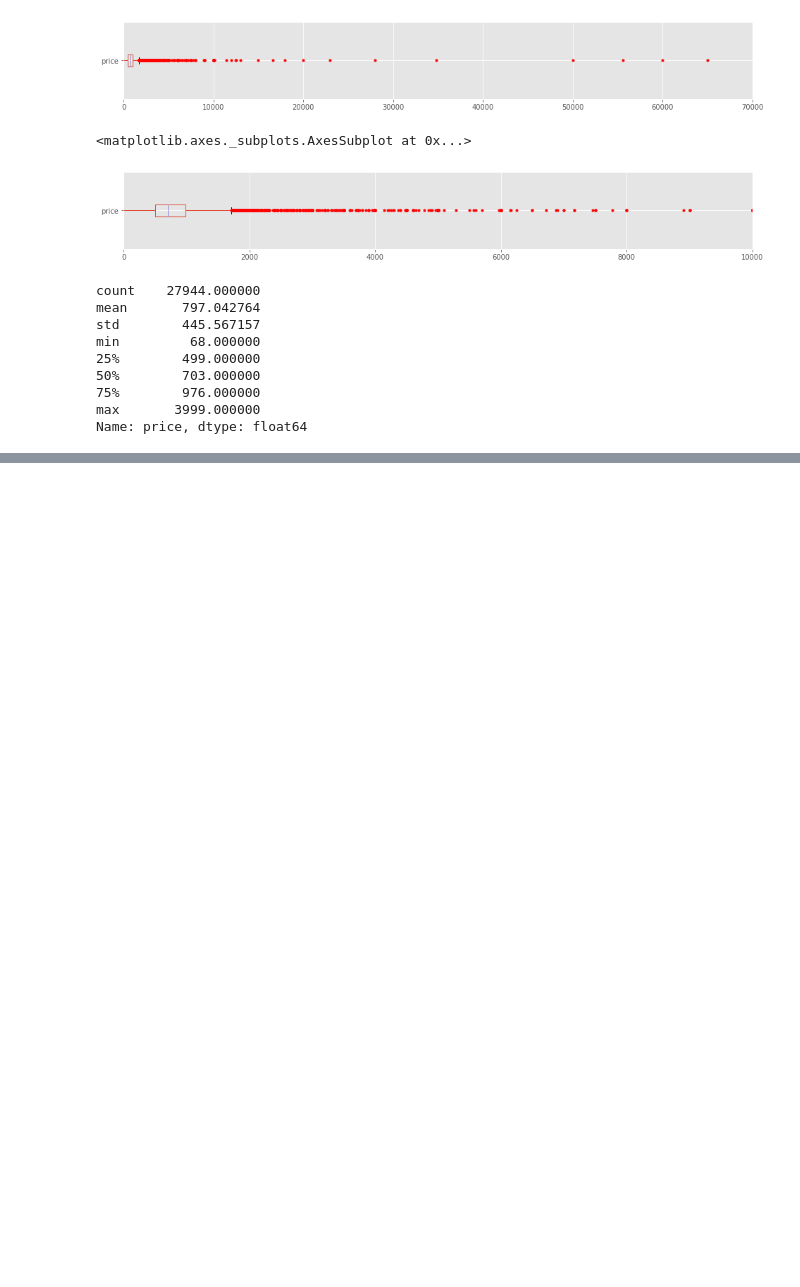
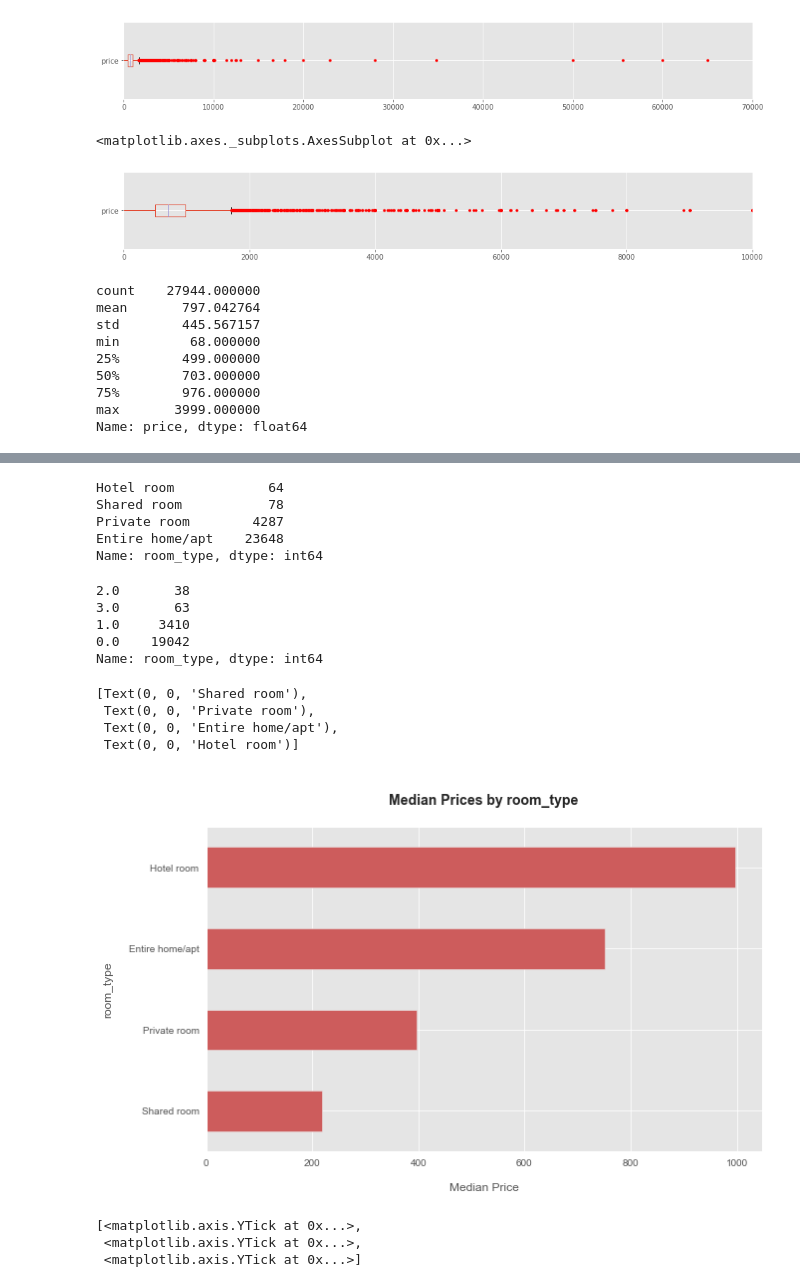
Before and after one commit to ruixiangcui/BDA, a Jupyter notebook: BDA3_og.ipynb, the cells around one changed output, grey strips where cells are left out. Saved outputs shown, nothing was run; the diff lists cells and outputs as text; code cells hidden in the pictures; blank space fills up the shorter version.

```diff
--- a/BDA3_og.ipynb
+++ b/BDA3_og.ipynb
@@ -466,3 +611,44 @@ plt.xlabel('Relative Feature Importance with XGBoost');
+# %%
+df_ori["room_type"].value_counts().sort_values()
+# %% [output]
+Hotel room            64
+Shared room           78
+Private room        4287
+Entire home/apt    23648
+Name: room_type, dtype: int64
+# %%
+df_raw["room_type"].value_counts().sort_values()
+# %% [output]
+2.0       38
+3.0       63
+1.0     3410
+0.0    19042
+Name: room_type, dtype: int64
+# %%
+#plot median price by roometype
+df_grouped = pd.DataFrame(df.groupby(['room_type'])['price'].agg(np.median))
+df_grouped.reset_index(inplace=True)
+
+df_grouped.sort_values(by=['price'], ascending=True)\
+          .plot(kind='barh', x='room_type', y='price',
+                figsize=(10,6), legend=False, color='IndianRed')
+plt.xlabel('\nMedian Price', fontsize=12)
+plt.ylabel('room_type\n', fontsize=12)
+plt.title('\nMedian Prices by room_type\n', fontsize=14, fontweight='bold')
+ax = plt.gca()
+ax.set_yticklabels(['Shared room','Private room','Entire home/apt', 'Hotel room'])
+# %% [output]
+[Text(0, 0, 'Shared room'),
+ Text(0, 0, 'Private room'),
+ Text(0, 0, 'Entire home/apt'),
+ Text(0, 0, 'Hotel room')]
+[figure, added]
+# %%
+ax.set_yticks([1,2,3,4])
+# %% [output]
+[<matplotlib.axis.YTick at 0x...>,
+ <matplotlib.axis.YTick at 0x...>,
+ <matplotlib.axis.YTick at 0x...>]
 # %%
 np.sum((pd.Series(booster.feature_importances_, index=x.columns)["review_scores_rating"],
 pd.Series(booster.feature_importances_, index=x.columns)["review_scores_accuracy"],
```
Also changed, not shown: parts of 35 cells of this notebook, 1 other file.
